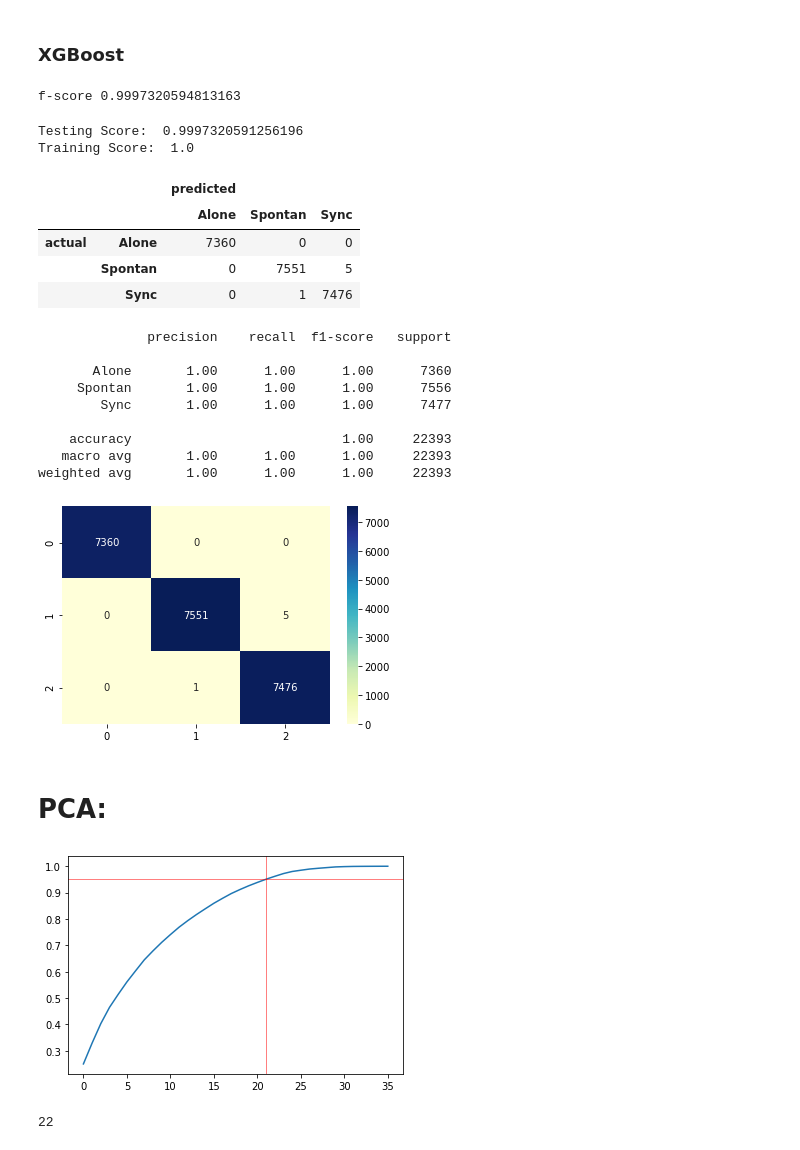
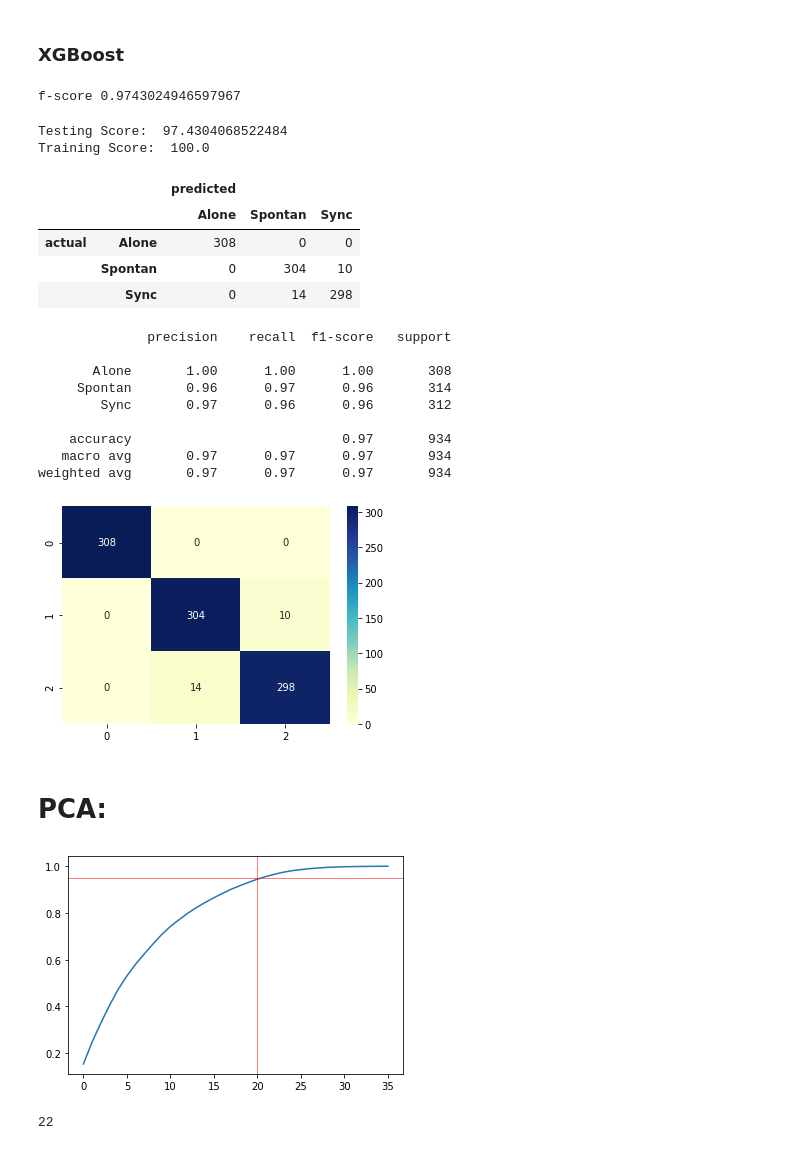
Before and after one commit to TaliaSeada/Data-Science-Research, a Jupyter notebook: Harnessing Machine Learning for interpersonal physical alignment.ipynb, the cells around one changed output. Saved outputs shown, nothing was run; the diff lists cells and outputs as text; code cells hidden in the pictures.

```diff
--- a/Harnessing Machine Learning for interpersonal physical alignment.ipynb
+++ b/Harnessing Machine Learning for interpersonal physical alignment.ipynb
@@ -60,8 +62,10 @@ def load(name,HR):
             df["type"] = 'Sync'
         if(name[j][-5:] == 'e.csv'):
             df["type"] = 'Alone'
+            HR["type"] = 'Alone'
             df = df[df[' Hand Type'] != 'right']
             df = df.set_index(['Time'])
+            HR = HR.set_index(['Time'])
             df = df.reset_index(drop=True)
             HR = HR.reset_index(drop=True)
             f = pd.concat([df, HR], axis = 1)
@@ -76,6 +80,7 @@ def load(name,HR):
             f.columns = columns
 
         j = j + 1
+        f = f.iloc[700:]
         h.append(f)
     return h
 # %% [markdown]
@@ -401 +389,4 @@ Alone      36669
 Name: type, dtype: int64
+# %%
+train_df = train_df.groupby(np.arange(len(train_df.index))//20, axis=0).max()
+test_df = test_df.groupby(np.arange(len(test_df.index))//20, axis=0).max()
@@ -408,8 +447,8 @@ X_test = test_df.drop('type', axis =1)
 # %%
 # train the model on this data
 train_label = train_df['type']
-train = train_df.drop('type', axis =1)
-X_train, X_valid, y_train, y_valid = train_test_split(train, train_label, test_size=0.2, random_state=1)
+train_df = train_df.drop('type', axis =1)
+X_train, X_valid, y_train, y_valid = train_test_split(train_df, train_label, test_size=0.2, random_state=1)
 # %%
 # Normalization
 scaler = StandardScaler()
@@ -576,4 +616,0 @@ weighted avg       0.89      0.89      0.89     22393
-# %%
-dtc = DecisionTreeClassifier(random_state=42)
-dtc.fit(X_train,y_train)
-dtc_pred = dtc.predict(X_valid)
@@ -760,14 +758,14 @@ xgb_c_pred = xgb_c.predict(X_valid)
 f=f1_score(y_valid, xgb_c_pred,average='weighted')
 print('f-score', f)
 # %% [output]
-f-score 0.9997320594813163
+f-score 0.9743024946597967
 # %%
 #Accuracy:
-print("Testing Score: ",xgb_c.score(X_valid,y_valid))
-print("Training Score: ",xgb_c.score(X_train, y_train))
+print("Testing Score: ",xgb_c.score(X_valid,y_valid)*100)
+print("Training Score: ",xgb_c.score(X_train, y_train)*100)
 # %% [output]
-Testing Score:  0.9997320591256196
-Training Score:  1.0
+Testing Score:  97.4304068522484
+Training Score:  100.0
 # %%
 #Confusion matrix:
 df = pd.DataFrame(
@@ -778,9 +776,9 @@ df
 # %% [output]
 |  |  | predicted |  |  |
 |  |  | Alone | Spontan | Sync |
-| actual | Alone | 7360 | 0 | 0 |
-|  | Spontan | 0 | 7551 | 5 |
-|  | Sync | 0 | 1 | 7476 |
+| actual | Alone | 308 | 0 | 0 |
+|  | Spontan | 0 | 304 | 10 |
+|  | Sync | 0 | 14 | 298 |
 # %%
 con_mat = confusion_matrix(y_valid, xgb_c_pred)
 f, ax = plt.subplots(figsize=(6, 4))
@@ -789,14 +787,14 @@ print(classification_report(y_valid, xgb_c_pred))
 # %% [output]
               precision    recall  f1-score   support
 
-       Alone       1.00      1.00      1.00      7360
-     Spontan       1.00      1.00      1.00      7556
-        Sync       1.00      1.00      1.00      7477
+       Alone       1.00      1.00      1.00       308
+     Spontan       0.96      0.97      0.96       314
+        Sync       0.97      0.96      0.96       312
 
-    accuracy                           1.00     22393
-   macro avg       1.00      1.00      1.00     22393
-weighted avg       1.00      1.00      1.00     22393
+    accuracy                           0.97       934
+   macro avg       0.97      0.97      0.97       934
+weighted avg       0.97      0.97      0.97       934
-[figure, old version]
+[figure, new version]
 # %% [markdown]
 # PCA:
 # %%
@@ -806,9 +804,9 @@ cumsum = np.cumsum(pca.explained_variance_ratio_)
 # %%
 plt.plot(cumsum)
 plt.axhline(y = 0.95, linewidth=0.5, color='r');
-plt.axvline(x = 21, linewidth=0.5, color='r');
+plt.axvline(x = 20, linewidth=0.5, color='r');
 # %% [output]
-[figure, old version]
+[figure, new version]
 # %%
 pca = PCA(n_components = 0.95)
 X_train_reduced = pca.fit_transform(X_train)
```
Also changed, not shown: parts of 112 cells of this notebook.
